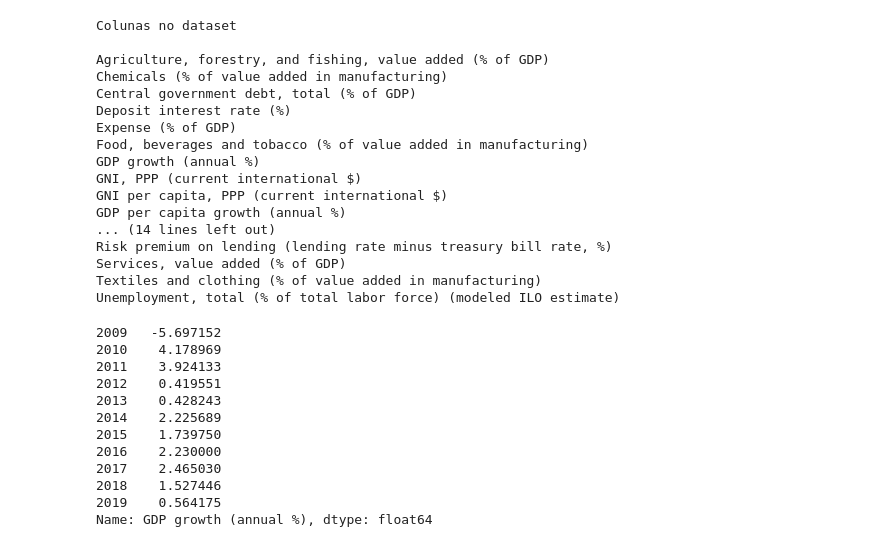
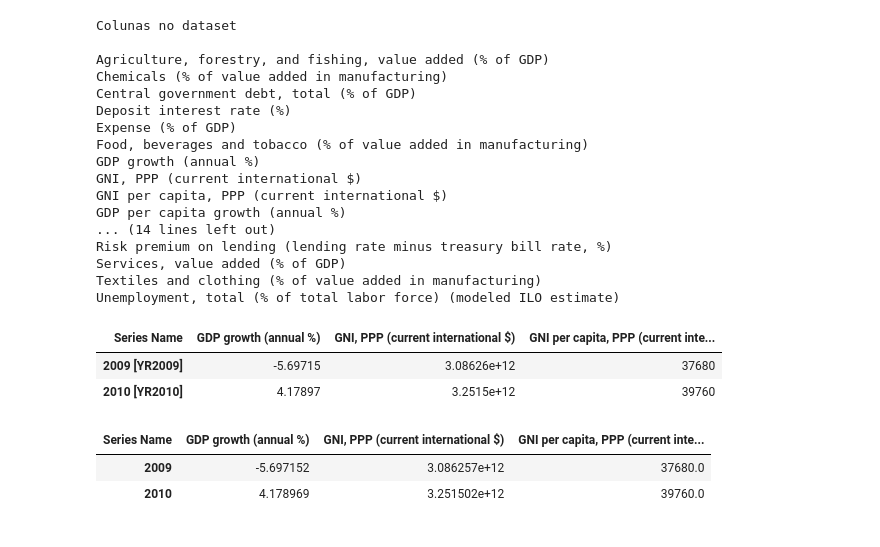
Before and after one commit to rmcnribeiro/T3_ECO-A, a Jupyter notebook: codigos/trabalho_3.ipynb, the cells around one changed output. Saved outputs shown, nothing was run; the diff lists cells and outputs as text; code cells hidden in the pictures.

```diff
--- a/codigos/trabalho_3.ipynb
+++ b/codigos/trabalho_3.ipynb
@@ -52 +48,11 @@ df_pib = df_alemanha["GDP growth (annual %)"][-12::][:-1]
+# %%
+df_interesse = df_alemanha[["GDP growth (annual %)",
+                            "GNI, PPP (current international $)",
+                            "GNI per capita, PPP (current international $)"]].iloc[-12:-1:]
+
+df_interesse.head(2)
+# %% [output]
+| Series Name | GDP growth (annual %) | GNI, PPP (current international $) | GNI per capita, PPP (current inte... |
+| 2009 [YR2009] | -5.69715 | 3.08626e+12 | 37680 |
+| 2010 [YR2010] | 4.17897 | 3.2515e+12 | 39760 |
 # %%
@@ -60,15 +64,6 @@ df_pib.index = anos
-# %%
-df_pib["GDP growth (annual %)"]
-# %% [output]
-2009   -5.697152
-2010    4.178969
-2011    3.924133
-2012    0.419551
-2013    0.428243
-2014    2.225689
-2015    1.739750
-2016    2.230000
-2017    2.465030
-2018    1.527446
-2019    0.564175
-Name: GDP growth (annual %), dtype: float64
+# %%
+df_interesse.head(2)
+# %% [output]
+| Series Name | GDP growth (annual %) | GNI, PPP (current international $) | GNI per capita, PPP (current inte... |
+| 2009 | -5.697152 | 3.086257e+12 | 37680.0 |
+| 2010 | 4.178969 | 3.251502e+12 | 39760.0 |
```
Also changed, not shown: parts of 9 cells of this notebook, 2 other files.
